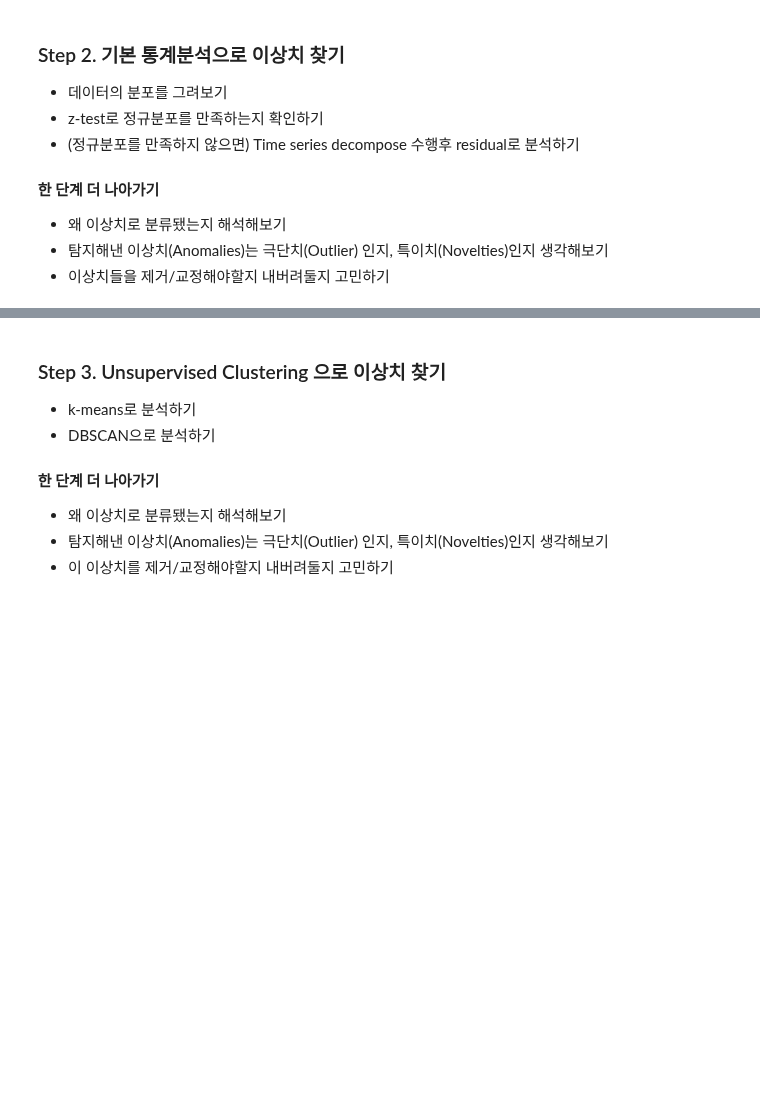
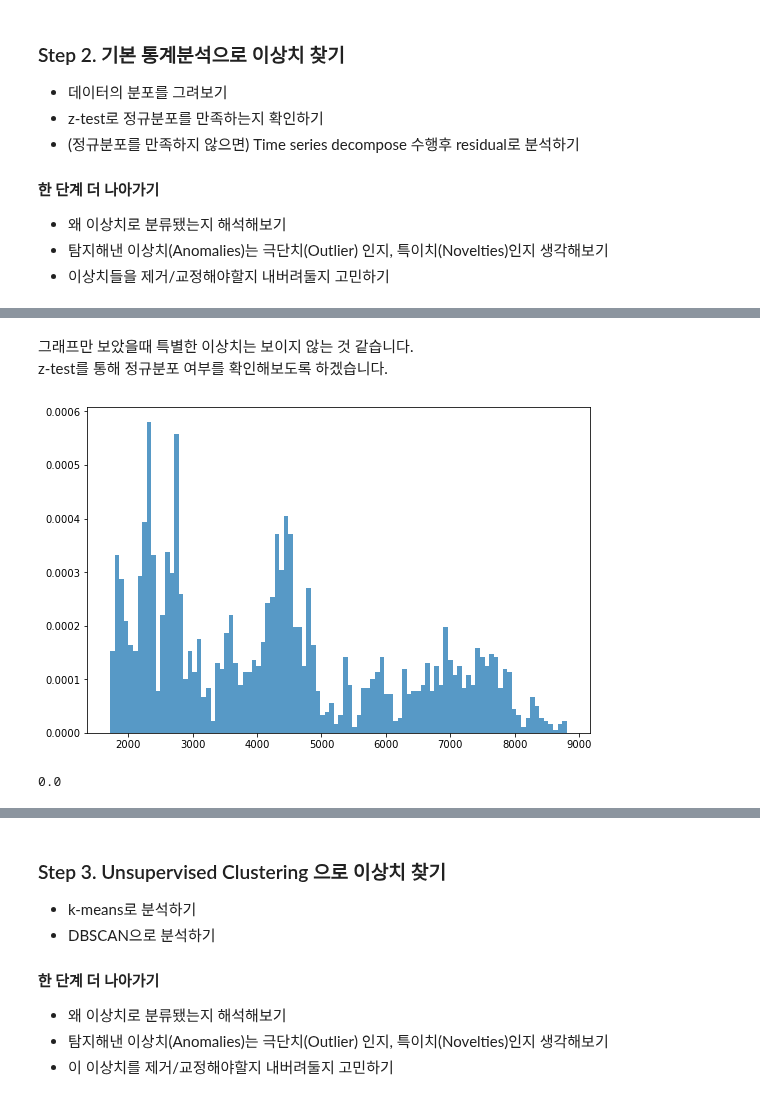
Before and after one commit to JPumpkin645/AIFFEL, a Jupyter notebook: Week_13/Ex_20_시계열_데이터에서_이상치_찾기.ipynb, the cells around one changed output, grey strips where cells are left out. Drawn from its saved outputs; the diff is of its cells as text; code cells hidden in the pictures; blank space fills up the shorter version.

```diff
--- a/Week_13/Ex_20_시계열_데이터에서_이상치_찾기.ipynb
+++ b/Week_13/Ex_20_시계열_데이터에서_이상치_찾기.ipynb
@@ -34,0 +87,14 @@ df.head(5)
+# %% [markdown]
+그래프만 보았을때 특별한 이상치는 보이지 않는 것 같습니다.
+z-test를 통해 정규분포 여부를 확인해보도록 하겠습니다.
+# %%
+fig, ax = plt.subplots(figsize=(9,6))
+_ = plt.hist(df.Close, 100, density=True, alpha=0.75)
+# %% [output]
+[figure, added]
+# %%
+from statsmodels.stats.weightstats import ztest
+_, p = ztest(df.Close)
+print(p)
+# %% [output]
+0.0
```
Also changed, not shown: parts of 18 cells of this notebook.
